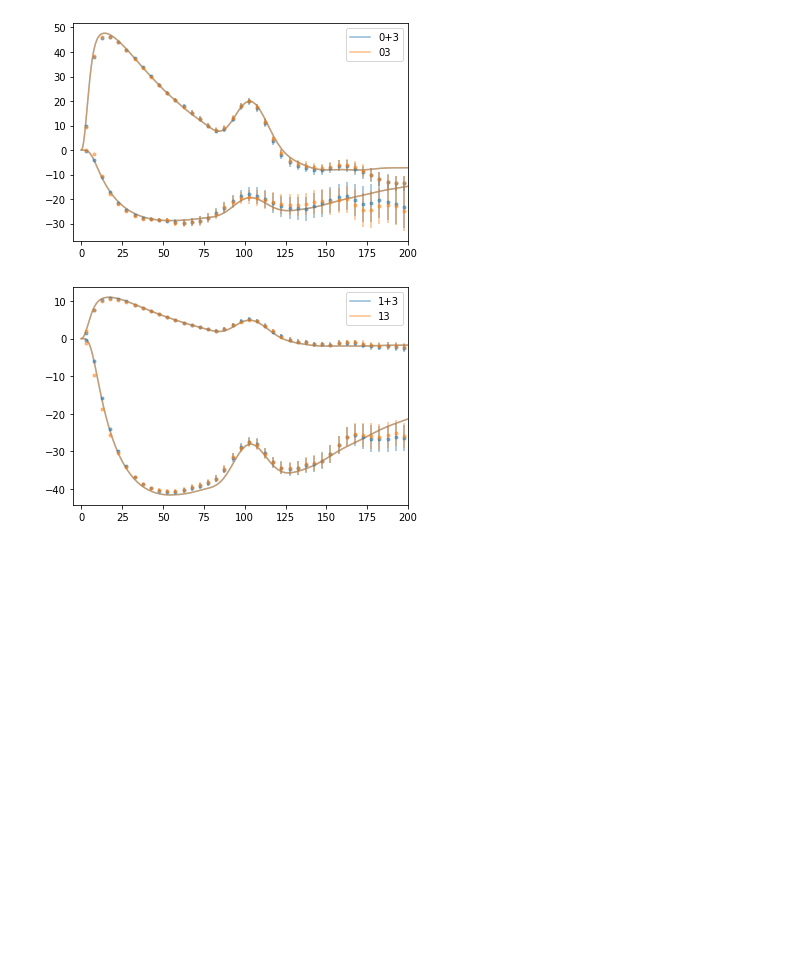
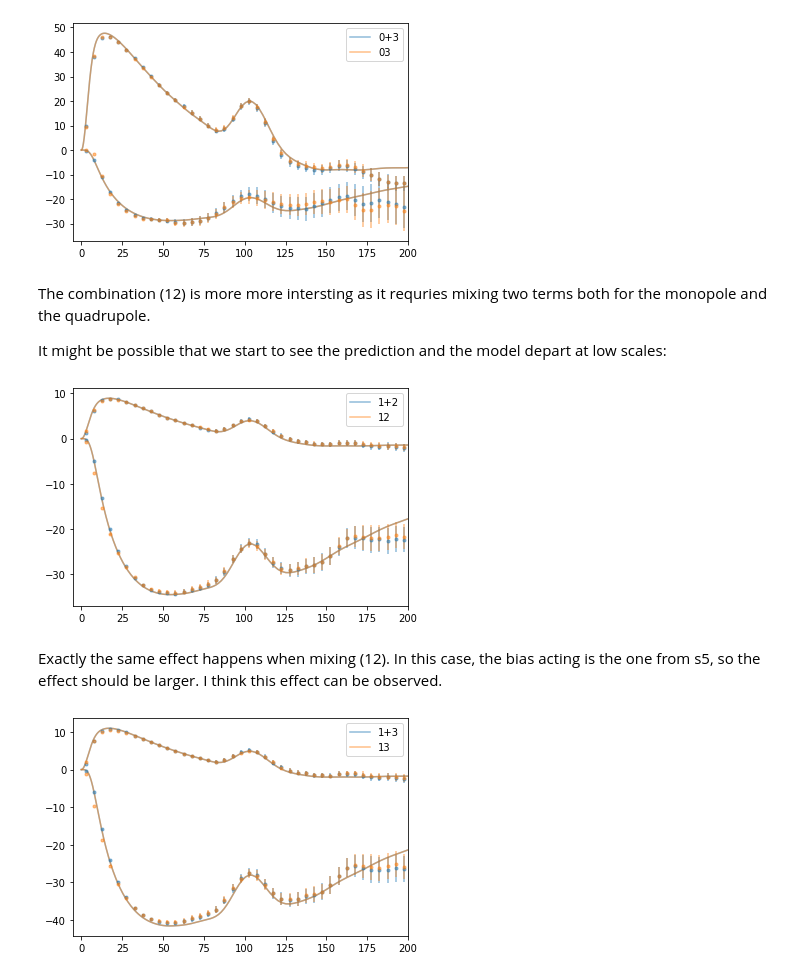
Before and after one commit to cramirezpe/modules-corrf-analysis, a Jupyter notebook: Examples/sim_bs_100_/sum_correlations.ipynb, the cells around one changed output. Cells and saved outputs as stored; diff of their text form; code cells hidden in the pictures; blank space fills up the shorter version.

```diff
--- a/Examples/sim_bs_100_/sum_correlations.ipynb
+++ b/Examples/sim_bs_100_/sum_correlations.ipynb
@@ -216,7 +231,7 @@ source2=5
 rsd2=True
 bias2=biases[source2] if source2!=None else None
 
-data.boxes[label] = get_boxes(source1=source1, source2=source2, rsd1=rsd1, rsd2=rsd2, force_path=Path('/global/cscratch1/sd/cramirez/NBodyKit/cross_correlations/multibias/s4_s5_from_CoLoRe'))
+data.boxes[label] = get_boxes(source1=source1, source2=source2, rsd1=rsd1, rsd2=rsd2)
 if len(data.boxes[label]) == 0:
     raise ValueError('no boxes found')
 model.biases[label] = (bias1, bias2)
@@ -350,6 +369,22 @@ ax.set_xlim(-5, 200)
 ax.legend();
 # %% [output]
 [figure]
+# %% [markdown]
+The combination (12) is more more intersting as it requries mixing two terms both for the monopole and the quadrupole.
+
+It might be possible that we start to see the prediction and the model depart at low scales:
+# %%
+fig, ax = plt.subplots()
+
+plot_sum(ax, ['1','2'], c='C0', alpha=0.5)
+plot_sum(ax, ['12'], c='C1', alpha=0.5)
+ax.set_xlim(-5, 200)
+ax.legend();
+# %% [output]
+[figure, added]
+# %% [markdown]
+Exactly the same effect happens when mixing (12). In this case, the bias acting is the one from s5, so the effect should be larger.
+I think this effect can be observed.
 # %%
 fig, ax = plt.subplots()
 
```
Also changed, not shown: parts of 8 cells of this notebook.
